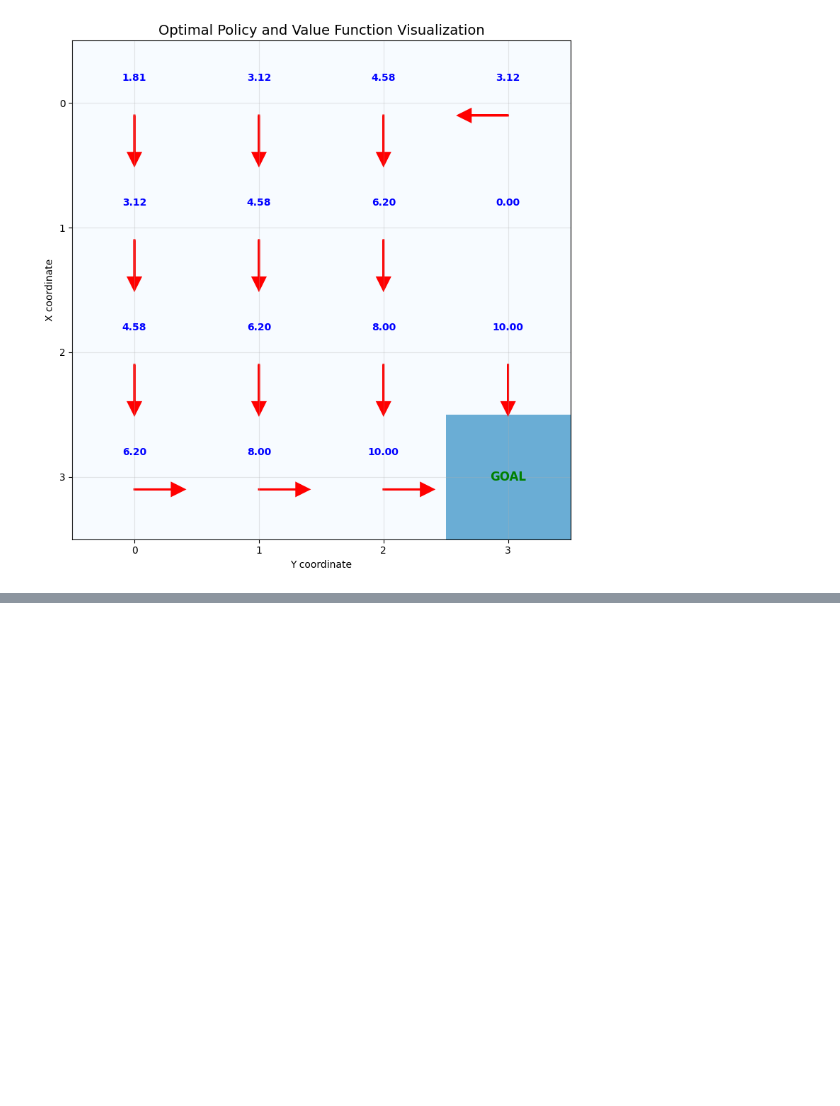
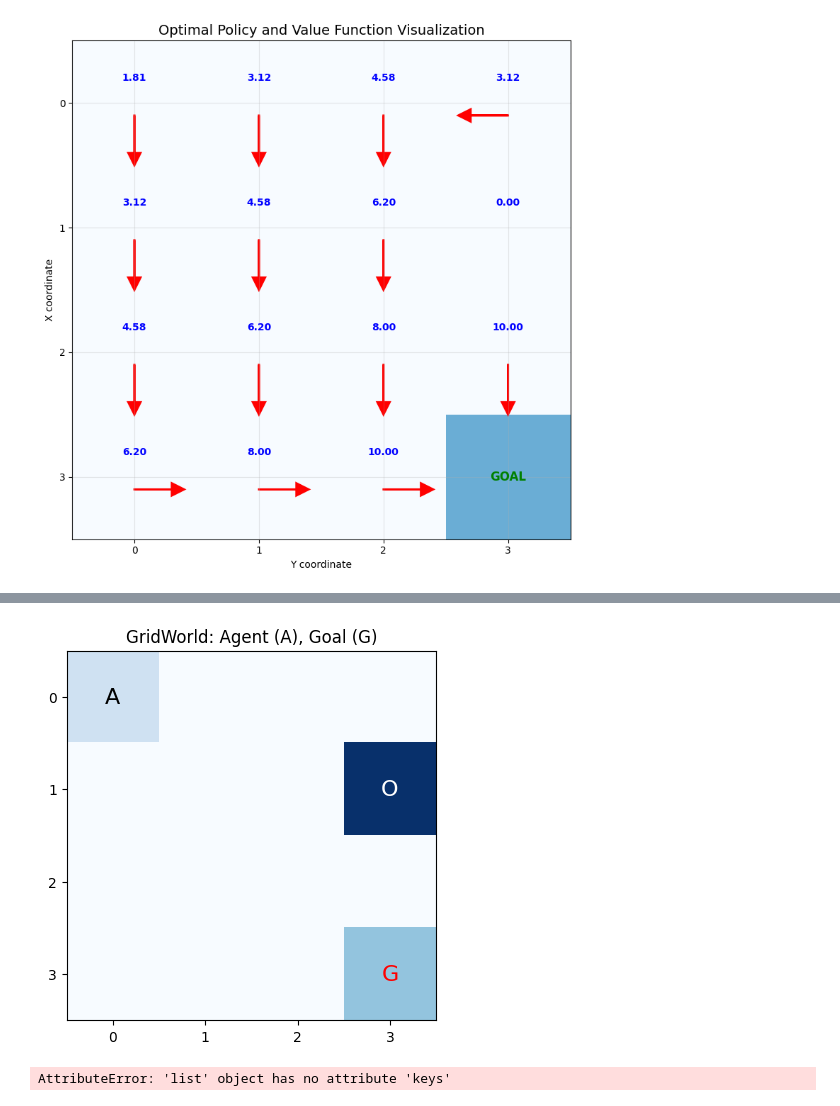
Before and after one commit to unmeshmali25/reinforcement-learning, a Jupyter notebook: rl_mdp/mdp_1.ipynb, the cells around one changed output, grey strips where cells are left out. Saved outputs shown, nothing was run; the diff lists cells and outputs as text; code cells hidden in the pictures; blank space fills up the shorter version.

Commit message:
Increase environment complexity by introducing stochastic actions

```diff
--- a/rl_mdp/mdp_1.ipynb
+++ b/rl_mdp/mdp_1.ipynb
@@ -326,0 +409,9 @@ visualize_policy(env, policy, V)
+# %%
+env_stochastic = GridWorldStochasticActions(size=4, obstacle=[(1,3)])
+plot_env(env_stochastic)
+# %% [output]
+[figure, added]
+# %%
+V, policy = value_iteration(env_stochastic)
+# %% [output]
+AttributeError: 'list' object has no attribute 'keys'
```
Also changed, not shown: parts of 3 cells of this notebook.
